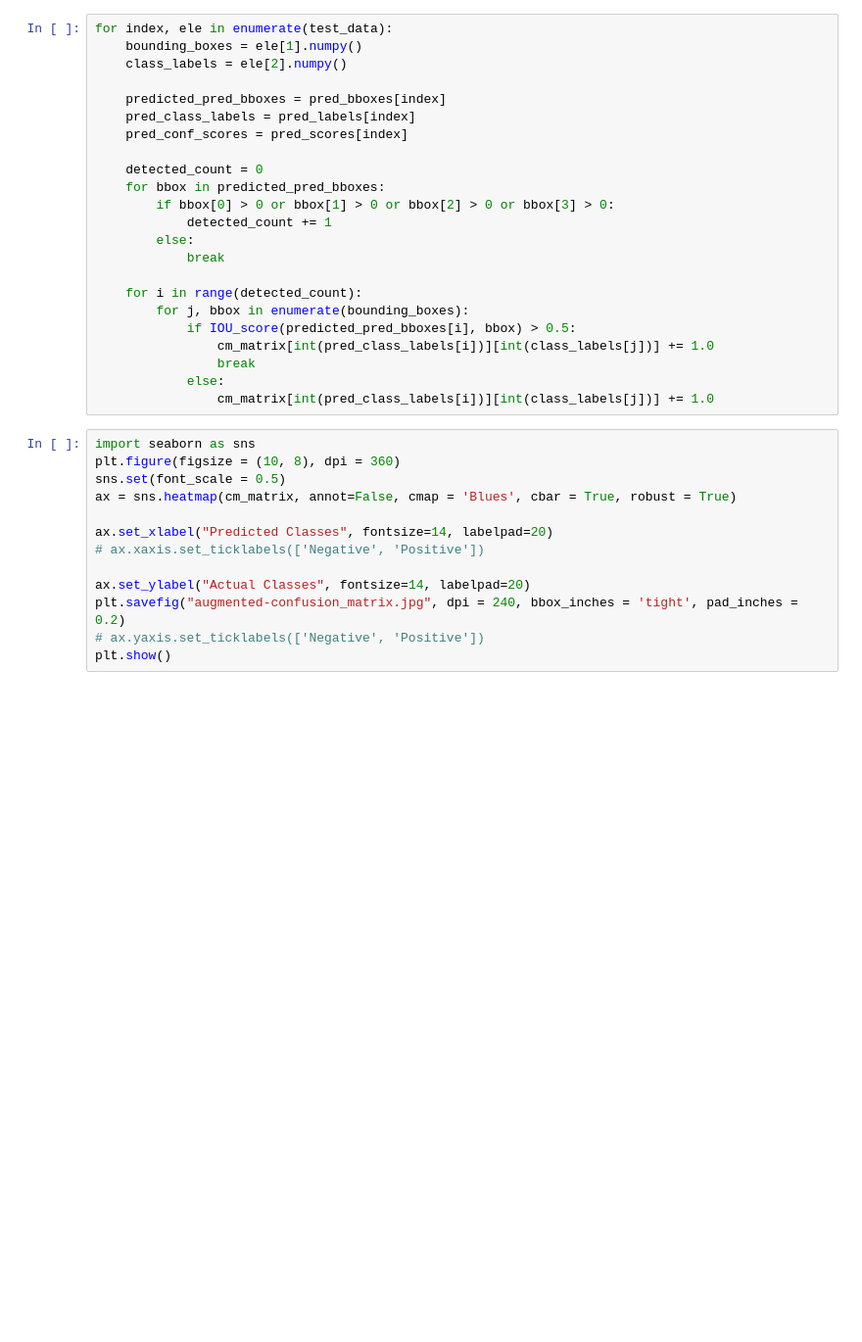
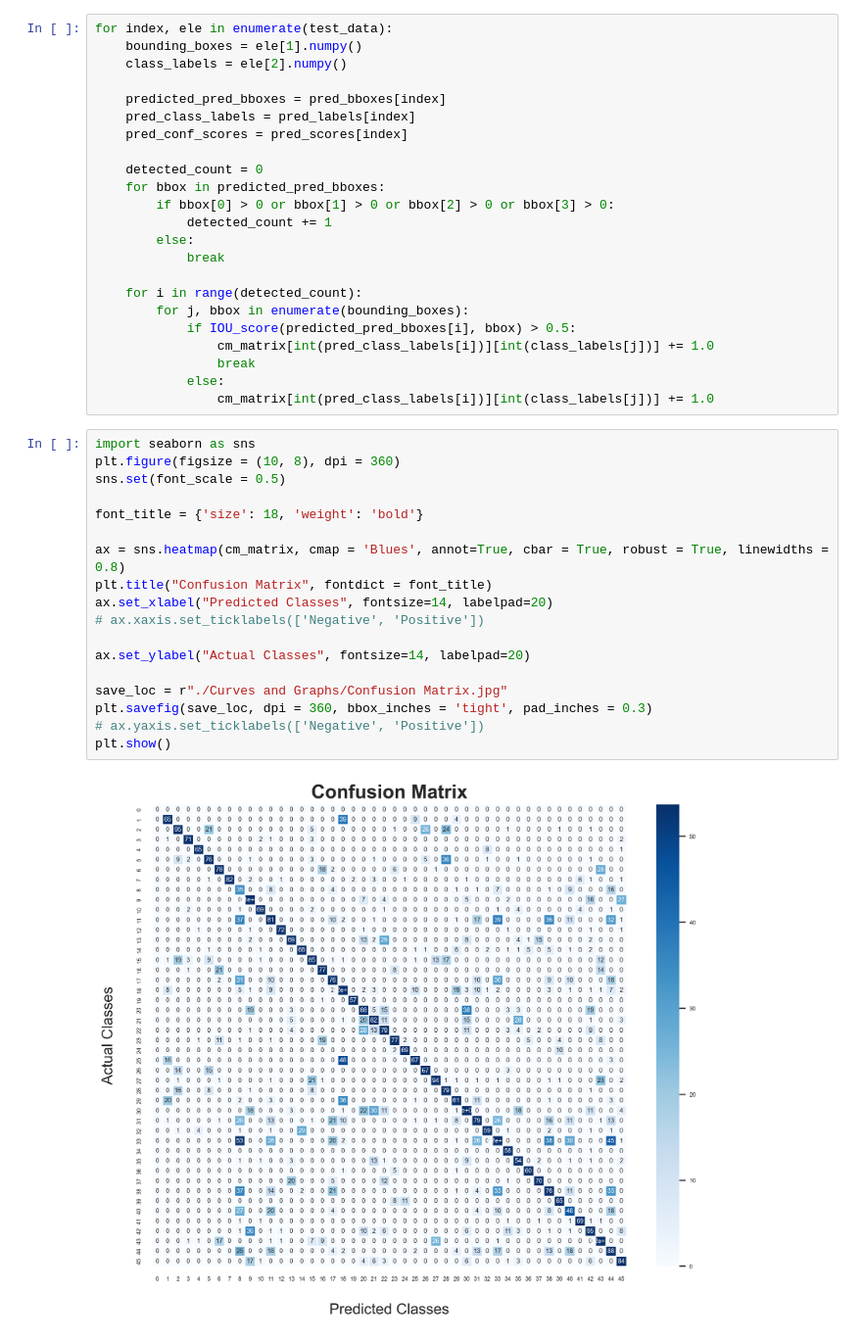
Before and after one commit to prajeshshrestha/Minor-Project-Monument-Detection, a Jupyter notebook: AUC-ROC-Augmented Data.ipynb, the cells around one changed output. Shown at 98% size. Drawn from its saved outputs; the diff is of its cells as text; blank space fills up the shorter version.

```diff
--- a/AUC-ROC-Augmented Data.ipynb
+++ b/AUC-ROC-Augmented Data.ipynb
@@ -270,13 +284,20 @@ for index, ele in enumerate(test_data):
 # %%
 import seaborn as sns
 plt.figure(figsize = (10, 8), dpi = 360)
 sns.set(font_scale = 0.5)
-ax = sns.heatmap(cm_matrix, annot=False, cmap = 'Blues', cbar = True, robust = True)
 
+font_title = {'size': 18, 'weight': 'bold'}
+
+ax = sns.heatmap(cm_matrix, cmap = 'Blues', annot=True, cbar = True, robust = True, linewidths = 0.8)
+plt.title("Confusion Matrix", fontdict = font_title)
 ax.set_xlabel("Predicted Classes", fontsize=14, labelpad=20)
 # ax.xaxis.set_ticklabels(['Negative', 'Positive'])
 
 ax.set_ylabel("Actual Classes", fontsize=14, labelpad=20)
-plt.savefig("augmented-confusion_matrix.jpg", dpi = 240, bbox_inches = 'tight', pad_inches = 0.2)
+
+save_loc = r"./Curves and Graphs/Confusion Matrix.jpg"
+plt.savefig(save_loc, dpi = 360, bbox_inches = 'tight', pad_inches = 0.3)
 # ax.yaxis.set_ticklabels(['Negative', 'Positive'])
 plt.show()
+# %% [output]
+[figure, added]
```
Also changed, not shown: parts of 4 cells of this notebook, 4 other files.
